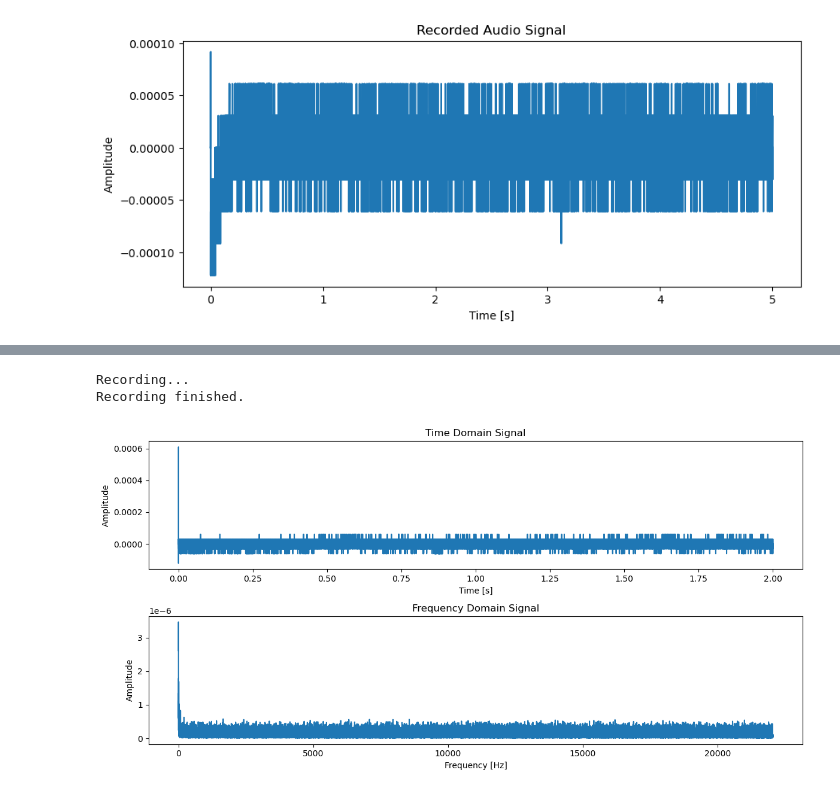
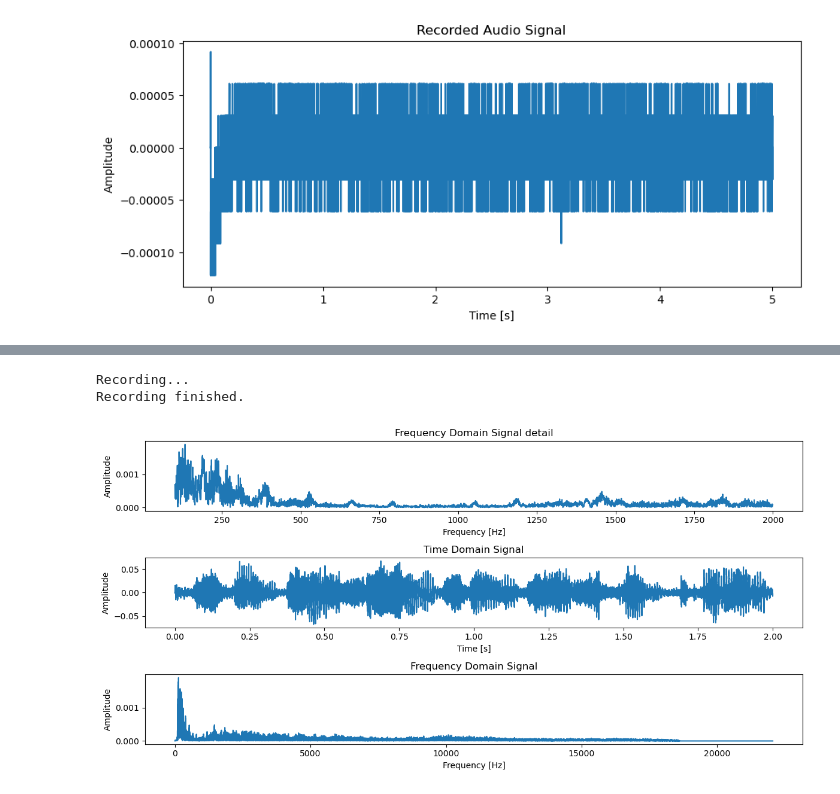
Before and after one commit to riglerandreas/fft_microfon_sound_analysis, a Jupyter notebook: test_sound_1.ipynb, the cells around one changed output, grey strips where cells are left out. Saved outputs shown, nothing was run; the diff lists cells and outputs as text; code cells hidden in the pictures.

Commit message:
device is working

```diff
--- a/test_sound_1.ipynb
+++ b/test_sound_1.ipynb
@@ -6,5 +34,8 @@ from scipy.fftpack import fft
 # %%
 
+# select default device from the list and test it
+#[microfon, speaker]
+sd.default.device = [2,4]
 
 # Define parameters
 duration = 5  # seconds
@@ -24,6 +55,8 @@ audio_signal = audio_signal.flatten()
 
 # Print shape of the recorded signal
 print("Recorded signal shape:", audio_signal.shape)
+
+sd.play(audio_signal)
 # %% [output]
 Recording...
 Recording finished.
@@ -76,36 +148,56 @@ def analyze_microphone_signal(duration=2, sample_rate=44100):
     sd.wait()  # Wait until recording is finished
     print("Recording finished.")
 
+    sd.play(audio_signal)
+
     # Flatten the array
     audio_signal = audio_signal.flatten()
 
     # Time-domain plot
     time = np.linspace(0, duration, int(duration * sample_rate), endpoint=False)
     plt.figure(figsize=(12, 6))
-    plt.subplot(2, 1, 1)
+    plt.subplot(3, 1, 2)
     plt.plot(time, audio_signal)
     plt.title("Time Domain Signal")
     plt.xlabel("Time [s]")
     plt.ylabel("Amplitude")
 
     # Frequency-domain plot
     N = len(audio_signal)
     T = 1.0 / sample_rate
     yf = fft(audio_signal)
     xf = np.fft.fftfreq(N, T)[:N//2]
-    plt.subplot(2, 1, 2)
+    plt.subplot(3, 1, 3)
     plt.plot(xf, 2.0/N * np.abs(yf[:N//2]))
     plt.title("Frequency Domain Signal")
+    plt.xlabel("Frequency [Hz]")
+    plt.ylabel("Amplitude")
+
+    # Frequency-domain plot
+    N = len(audio_signal)
+    T = 1.0 / sample_rate
+    yf = fft(audio_signal)
+    yf = 2.0/N * np.abs(yf[:N//2])
+    xf = np.fft.fftfreq(N, T)[:N//2]
+    df_f = pd.DataFrame({'f': xf,
+                         'psd': yf})
+
+    plt.subplot(3, 1, 1)
+    sns.lineplot(data = df_f[ (df_f.f > 100) &(df_f.f < 2000)], x = 'f', y= 'psd')
+    #plt.plot(xf, 2.0/N * np.abs(yf[:N//2]))
+    plt.title("Frequency Domain Signal detail")
     plt.xlabel("Frequency [Hz]")
     plt.ylabel("Amplitude")
 
     # Show plots
     plt.tight_layout()
     plt.show()
 
+
+
 # Example usage
-analyze_microphone_signal()
+analyze_microphone_signal(duration = 2)
 # %% [output]
 Recording...
 Recording finished.
-[figure, old version]
+[figure, new version]
```
Also changed, not shown: parts of 7 cells of this notebook.
